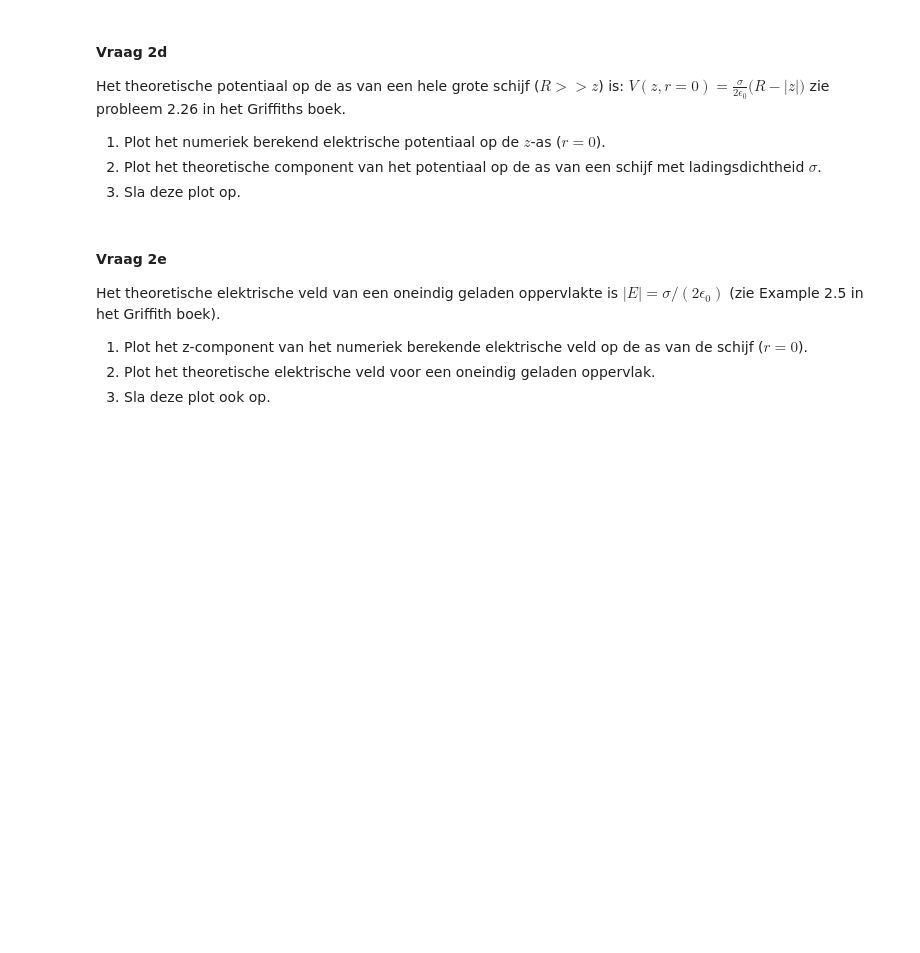
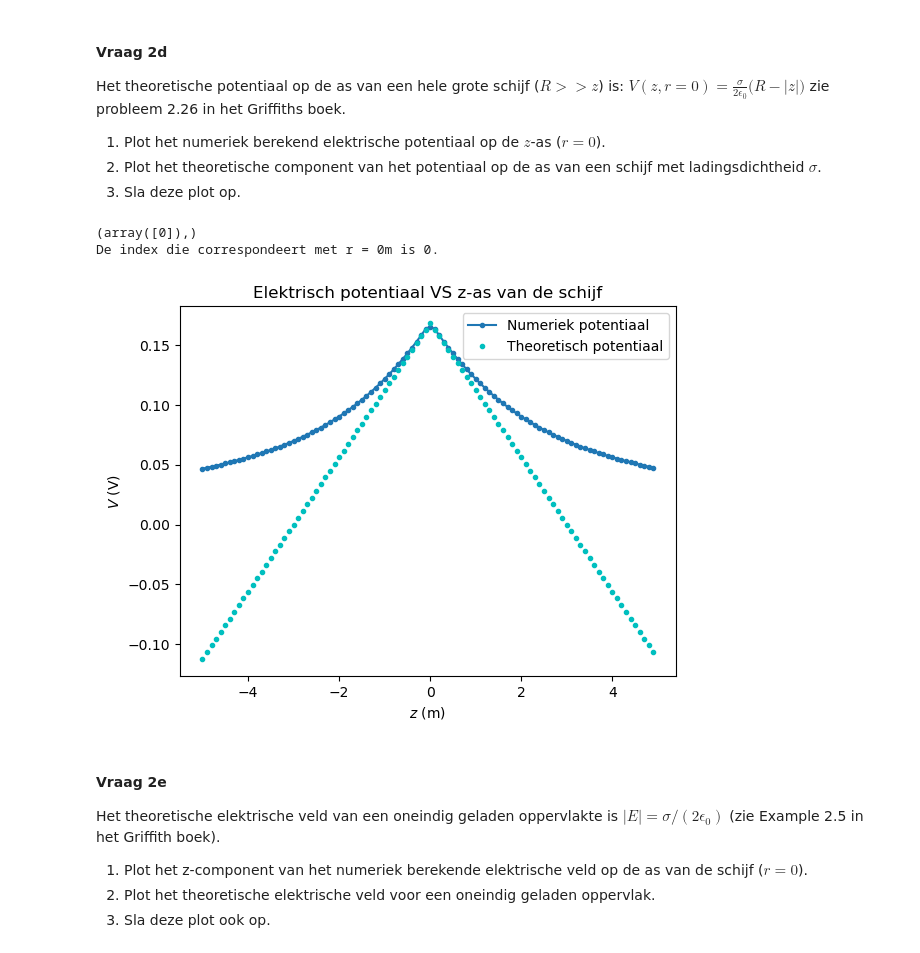
Before and after one commit to NNynke/DEF-D-assignments-N, a Jupyter notebook: DigitaleOntwerpopdrachten/1CondensatorOpdracht/CondensatorOntwerpopdracht.ipynb, the cells around one changed output. Cells and saved outputs as stored; diff of their text form; code cells hidden in the pictures; blank space fills up the shorter version.

```diff
--- a/DigitaleOntwerpopdrachten/1CondensatorOpdracht/CondensatorOntwerpopdracht.ipynb
+++ b/DigitaleOntwerpopdrachten/1CondensatorOpdracht/CondensatorOntwerpopdracht.ipynb
@@ -267,8 +289,29 @@ zie probleem 2.26 in het Griffiths boek.
 3. Sla deze plot op.
 # %%
 ###
-###Hier jouw code###
+
+print(np.where(np.isclose(r,0)))
+index_r0 = 0
+print(f"De index die correspondeert met r = 0m is {index_r0}.")
+
+V_r0 = V[:,index_r0]    # het numeriek berekent elektrische potentiaal op de z-as (r=0)
+V_theorie = (sigma / (2 * epsilon0)) * (disk_radius - np.abs(z))
+
+plt.figure()
+plt.title(f"Elektrisch potentiaal VS z-as van de schijf")
+plt.plot(z, V_r0, "o-", ms=3, label='Numeriek potentiaal')
+plt.plot(z, V_theorie, 'c.', label='Theoretisch potentiaal')
+plt.legend()
+plt.xlabel('$z$ (m)')
+plt.ylabel('$V$ (V)')
+plt.savefig('Elektrisch potentiaal VS z-as van de schijf', dpi=450)
+plt.show()
+
 ###
+# %% [output]
+(array([0]),)
+De index die correspondeert met r = 0m is 0.
+[figure, added]
 # %% [markdown]
 #### Vraag 2e
 
```
Also changed, not shown: parts of 12 cells of this notebook, 4 other files.
